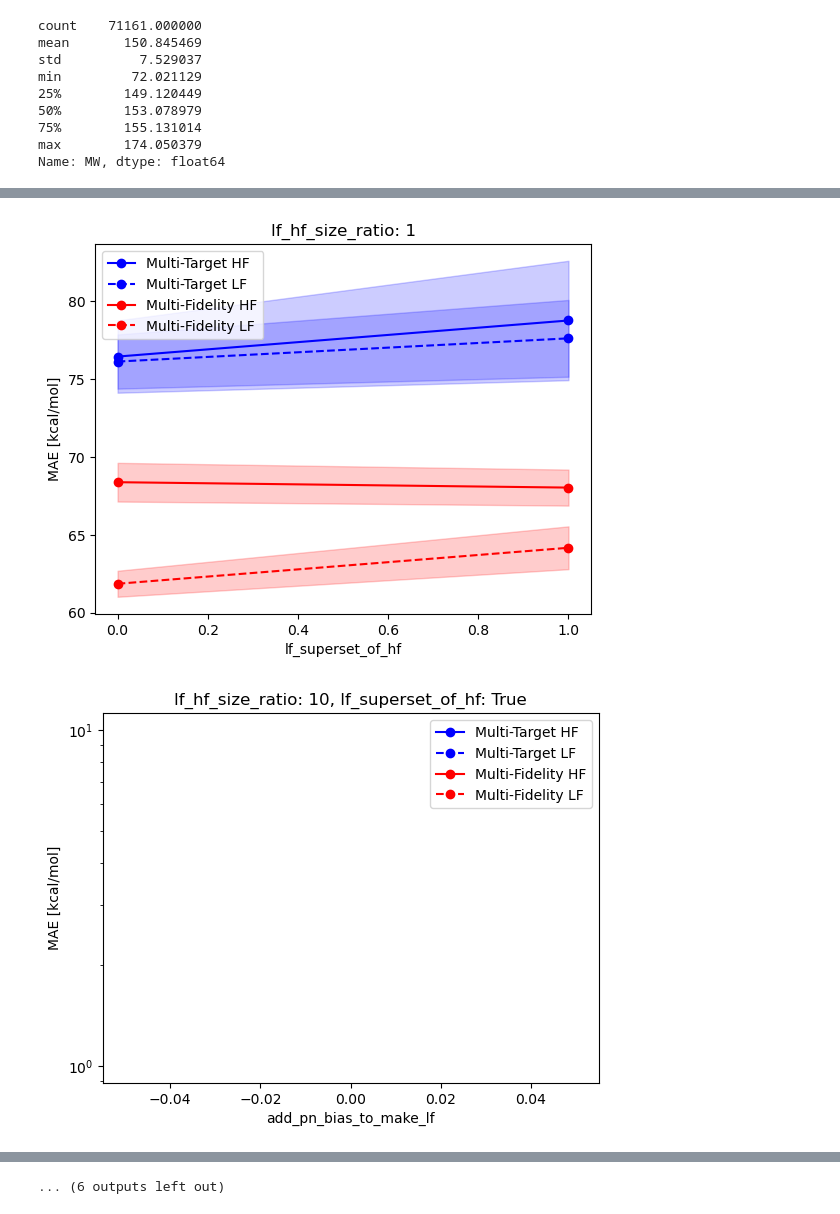
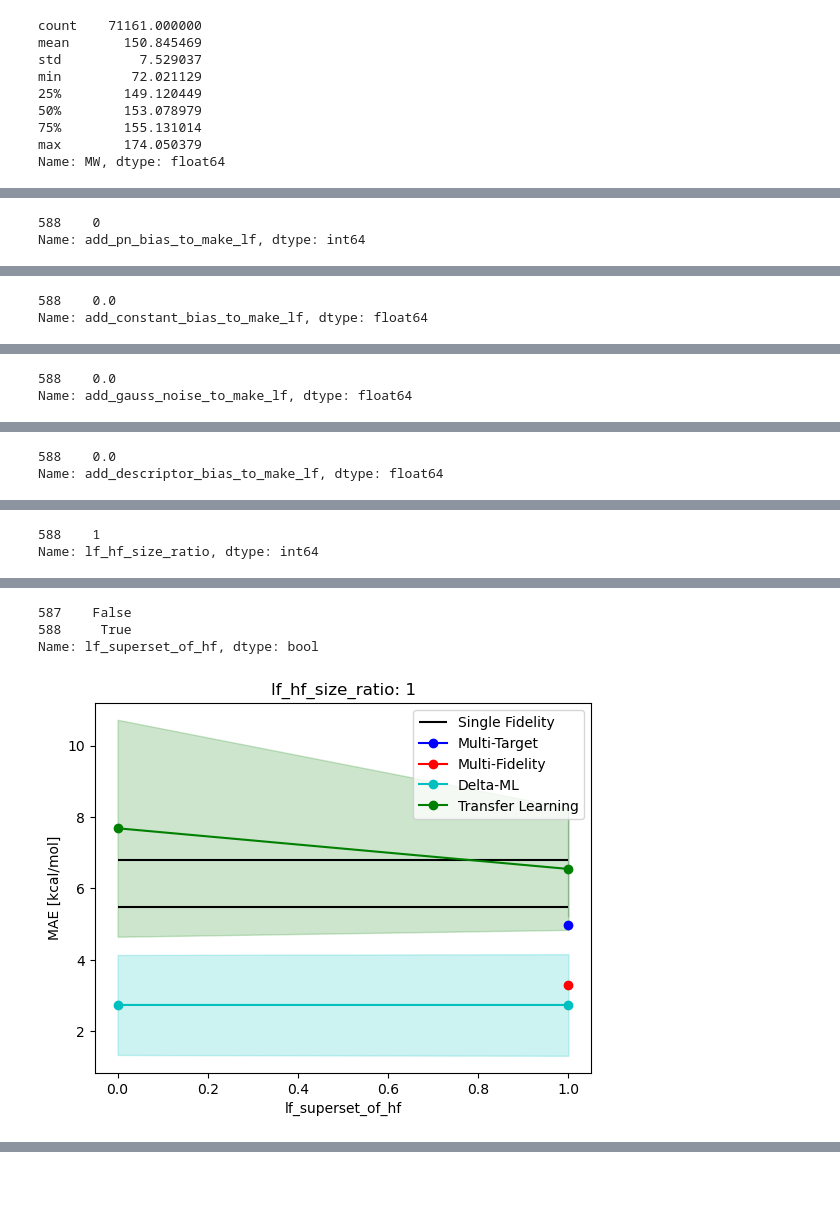
Before and after one commit to sourcery-ai-experiments/chemprop, a Jupyter notebook: multifidelity_results_analysis.ipynb, the cells around one changed output, grey strips where cells are left out. Cells and saved outputs as stored; diff of their text form; code cells hidden in the pictures; blank space fills up the shorter version.

```diff
--- a/multifidelity_results_analysis.ipynb
+++ b/multifidelity_results_analysis.ipynb
@@ -68,13 +68,17 @@ for subdir in os.listdir(root_dir):
 
 # combine the data into a single DataFrame
 df = pd.concat(dfs, ignore_index=True)
-df.drop(columns=['data_file', 'hf_col_name', 'lf_col_name', 'save_test_plot',
+df.drop(columns=['hf_col_name', 'lf_col_name', 'save_test_plot',
                  'num_epochs', 'export_train_and_val', 'scale_data',
                  'results_dir'], inplace=True)
 
-# df = df[df['split_type'] == 'random']
+df = df[df['split_type'] == 'random']
 # df = df[df['split_type'] == 'scaffold']
-df = df[df['split_type'] == 'h298']
+# df = df[df['split_type'] == 'h298']
 
-df.sort_values(by=['model_type', 'add_pn_bias_to_make_lf', 'add_constant_bias_to_make_lf', 'add_gauss_noise_to_make_lf', 'add_descriptor_bias_to_make_lf', 'lf_hf_size_ratio'])
+df['data_file'] = df['data_file'].apply(lambda x: float(x.split('/')[-1].split('_')[-1][:-4]))
+
+df = df[df['data_file'] == 0.001]
+
+df.sort_values(by=['model_type', 'data_file', 'add_pn_bias_to_make_lf', 'add_constant_bias_to_make_lf', 'add_gauss_noise_to_make_lf', 'add_descriptor_bias_to_make_lf', 'lf_hf_size_ratio'])
 # %% [output]
@@ -106,9 +108,9 @@ df.loc[(df['model_type'] == 'multi_fidelity') & (df['add_pn_bias_to_make_lf'] ==
 # df.loc[(df['model_type'] == 'multi_fidelity') & (df['add_pn_bias_to_make_lf'] == 0) & (df['add_constant_bias_to_make_lf'] == 0) & (df['add_gauss_noise_to_make_lf'] == 0) & (df['add_descriptor_bias_to_make_lf'] == 0) & (df['lf_hf_size_ratio'] == 1) \
 #        & (df['lf_superset_of_hf'] == True) & (df['seed'] == 0)]
 # %%
-df_mean = df.drop(columns=['directory']).groupby(['model_type', 'add_pn_bias_to_make_lf', 'add_constant_bias_to_make_lf',
+df_mean = df.drop(columns=['directory']).groupby(['model_type', 'data_file', 'add_pn_bias_to_make_lf', 'add_constant_bias_to_make_lf',
             'add_gauss_noise_to_make_lf', 'add_descriptor_bias_to_make_lf', 'lf_hf_size_ratio', 'lf_superset_of_hf', 'split_type']).mean().reset_index()
-df_std = df.drop(columns=['directory']).groupby(['model_type', 'add_pn_bias_to_make_lf', 'add_constant_bias_to_make_lf',
+df_std = df.drop(columns=['directory']).groupby(['model_type', 'data_file', 'add_pn_bias_to_make_lf', 'add_constant_bias_to_make_lf',
             'add_gauss_noise_to_make_lf', 'add_descriptor_bias_to_make_lf', 'lf_hf_size_ratio', 'lf_superset_of_hf', 'split_type']).std().reset_index()
 # %%
 df_mean.model_type.value_counts()
@@ -209,17 +251,23 @@ models_colors_dict = {
     'single_fidelity': 'k',
     'multi_target': 'b',
     'multi_fidelity': 'r',
-    'multi_fidelity_weight_sharing': 'g',
+    'delta_ml': 'c',
+    'trad_delta_ml': 'm',
+    'transfer': 'g',
+    'multi_fidelity_weight_sharing': '',
 }
 
 model_type_dict = {
     'single_fidelity': 'Single Fidelity',
     'multi_target': 'Multi-Target',
     'multi_fidelity': 'Multi-Fidelity',
+    'delta_ml': 'Delta-ML',
+    'trad_delta_ml': 'Traditional Delta-ML',
+    'transfer': 'Transfer Learning',
     'multi_fidelity_weight_sharing': 'Multi-Fidelity WS',
 }
 
-for lf_hf_size_ratio in [1, 10, 100]:
+for lf_hf_size_ratio in [1]: #, 10, 100]:
     for lf_superset_of_hf in [True]:  #, False]:
         default_var_values = {
             'add_pn_bias_to_make_lf': 0,
@@ -241,9 +289,12 @@ for lf_hf_size_ratio in [1, 10, 100]:
             # plt.hlines(df_.loc[df_.model_type == 'single_fidelity'].MAE_hf, min(df_[current_var]), max(df_[current_var]), 'k', label='single_fidelity')
 
             for model_type in [
-                # 'single_fidelity',
+                'single_fidelity',
                 'multi_target',
                 'multi_fidelity',
+                'delta_ml',
+                # 'trad_delta_ml',
+                'transfer',
                 # 'multi_fidelity_weight_sharing',
             ]:
                 df_mean__ = df_mean_.loc[df_mean_.model_type == model_type].sort_values(by=current_var)
@@ -254,11 +305,16 @@ for lf_hf_size_ratio in [1, 10, 100]:
                                max(df_mean_[current_var]),
                                models_colors_dict[model_type],
                                label=model_type_dict[model_type])
+                    plt.fill_between([min(df_mean_[current_var]), max(df_mean_[current_var])],
+                                     df_mean__.MAE_hf - df_std__.MAE_hf,
+                                     df_mean__.MAE_hf + df_std__.MAE_hf,
+                                     alpha=0.2,
+                                     color=models_colors_dict[model_type])
                 else:
-                    plt.plot(df_mean__[current_var], df_mean__.MAE_hf, 'o-'+models_colors_dict[model_type], label=model_type_dict[model_type]+' HF')
+                    plt.plot(df_mean__[current_var], df_mean__.MAE_hf, 'o-'+models_colors_dict[model_type], label=model_type_dict[model_type]) #+' HF')
                     plt.fill_between(df_mean__[current_var], df_mean__.MAE_hf - df_std__.MAE_hf, df_mean__.MAE_hf + df_std__.MAE_hf, alpha=0.2, color=models_colors_dict[model_type])
-                    plt.plot(df_mean__[current_var], df_mean__.MAE_lf, 'o--'+models_colors_dict[model_type], label=model_type_dict[model_type]+' LF')
-                    plt.fill_between(df_mean__[current_var], df_mean__.MAE_lf - df_std__.MAE_lf, df_mean__.MAE_lf + df_std__.MAE_lf, alpha=0.2, color=models_colors_dict[model_type])
+                    # plt.plot(df_mean__[current_var], df_mean__.MAE_lf, 'o--'+models_colors_dict[model_type], label=model_type_dict[model_type]+' LF')
+                    # plt.fill_between(df_mean__[current_var], df_mean__.MAE_lf - df_std__.MAE_lf, df_mean__.MAE_lf + df_std__.MAE_lf, alpha=0.2, color=models_colors_dict[model_type])
 
             if current_var == 'lf_hf_size_ratio':
                 plt.xscale('log')
@@ -285,3 +341,5 @@ for lf_hf_size_ratio in [1, 10, 100]:
             plt.savefig(f"{current_var}_{default_var_values['lf_hf_size_ratio']}_{default_var_values['lf_superset_of_hf']}.pdf")
             plt.show()
 # %% [output]
+588    0
+Name: add_pn_bias_to_make_lf, dtype: int64
@@ -288,0 +347,2 @@ for lf_hf_size_ratio in [1, 10, 100]:
+588    0.0
+Name: add_constant_bias_to_make_lf, dtype: float64
@@ -289,0 +350,2 @@ for lf_hf_size_ratio in [1, 10, 100]:
+588    0.0
+Name: add_gauss_noise_to_make_lf, dtype: float64
@@ -290,0 +353,2 @@ for lf_hf_size_ratio in [1, 10, 100]:
+588    0.0
+Name: add_descriptor_bias_to_make_lf, dtype: float64
@@ -291,0 +356,2 @@ for lf_hf_size_ratio in [1, 10, 100]:
+588    1
+Name: lf_hf_size_ratio, dtype: int64
@@ -293,2 +359,4 @@ for lf_hf_size_ratio in [1, 10, 100]:
+587    False
+588     True
+Name: lf_superset_of_hf, dtype: bool
-[figure, old version]
+[figure, new version]
-[figure, removed]
@@ -300 +362,0 @@ for lf_hf_size_ratio in [1, 10, 100]:
-... (6 outputs left out)
```
Also changed, not shown: parts of 9 cells of this notebook, 3 other files.
